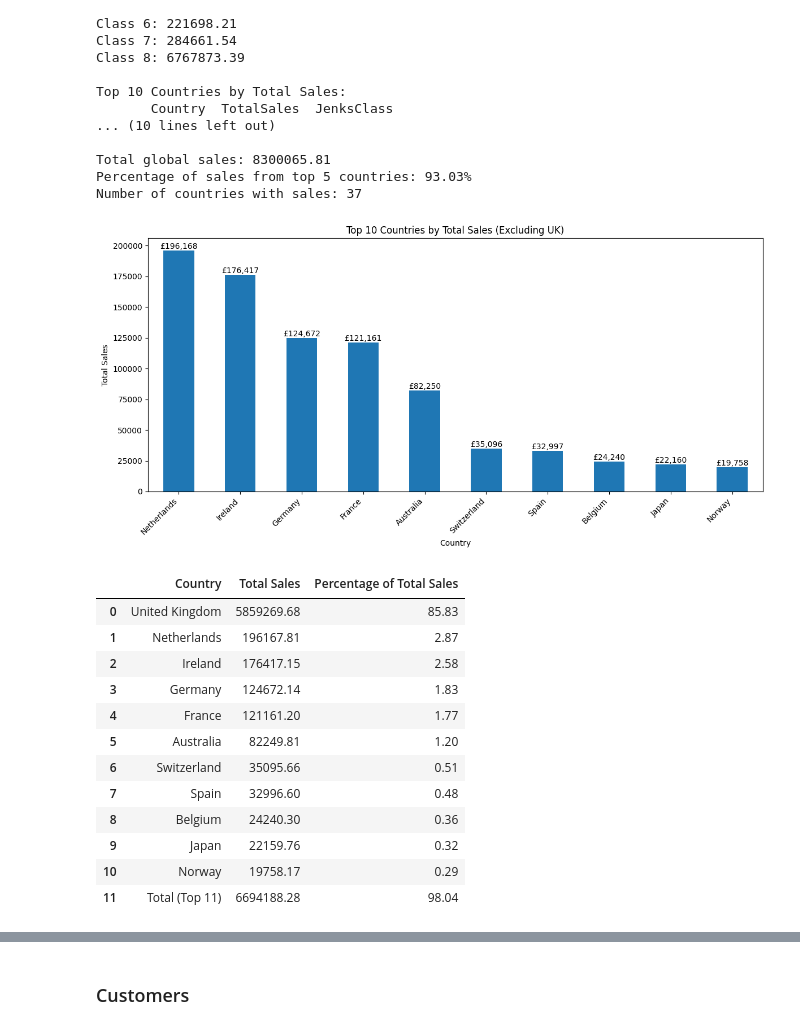
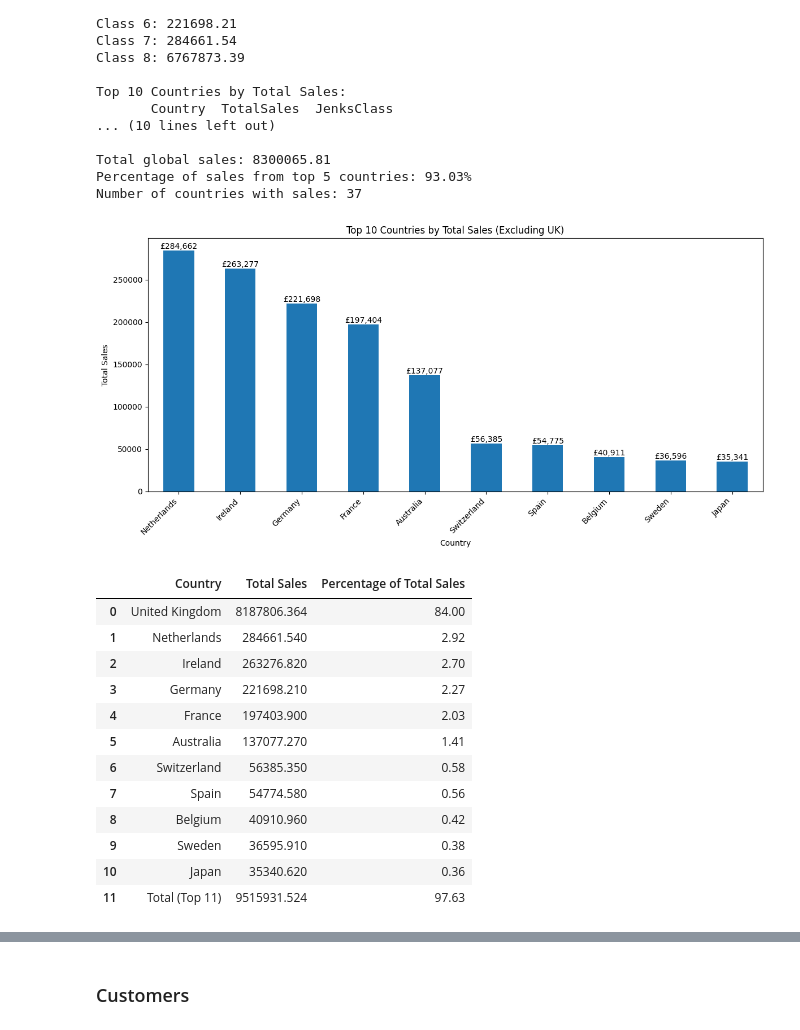
Before and after one commit to jamiebrawn/foil-online-retail-analysis, a Jupyter notebook: analysis.ipynb, the cells around one changed output, grey strips where cells are left out. Saved outputs shown, nothing was run; the diff lists cells and outputs as text; code cells hidden in the pictures.

```diff
--- a/analysis.ipynb
+++ b/analysis.ipynb
@@ -1495,9 +1517,9 @@ def plot_top_10_countries_sales(df):
     plt.tight_layout()
     plt.show()
 # %%
-plot_top_10_countries_sales(product_df)
+plot_top_10_countries_sales(df)
 # %% [output]
-[figure, old version]
+[figure, new version]
 # %%
 def calculate_top_11_countries_sales_percentage(df):
     # Group by Country, summing TotalPrice
@@ -1527,21 +1549,21 @@ def calculate_top_11_countries_sales_percentage(df):
 
     return result_df
 # %%
-display(calculate_top_11_countries_sales_percentage(product_df))
+display(calculate_top_11_countries_sales_percentage(df))
 # %% [output]
 |  | Country | Total Sales | Percentage of Total Sales |
-| 0 | United Kingdom | 5859269.68 | 85.83 |
-| 1 | Netherlands | 196167.81 | 2.87 |
-| 2 | Ireland | 176417.15 | 2.58 |
-| 3 | Germany | 124672.14 | 1.83 |
-| 4 | France | 121161.20 | 1.77 |
-| 5 | Australia | 82249.81 | 1.20 |
-| 6 | Switzerland | 35095.66 | 0.51 |
-| 7 | Spain | 32996.60 | 0.48 |
-| 8 | Belgium | 24240.30 | 0.36 |
-| 9 | Japan | 22159.76 | 0.32 |
-| 10 | Norway | 19758.17 | 0.29 |
-| 11 | Total (Top 11) | 6694188.28 | 98.04 |
+| 0 | United Kingdom | 8187806.364 | 84.00 |
+| 1 | Netherlands | 284661.540 | 2.92 |
+| 2 | Ireland | 263276.820 | 2.70 |
+| 3 | Germany | 221698.210 | 2.27 |
+| 4 | France | 197403.900 | 2.03 |
+| 5 | Australia | 137077.270 | 1.41 |
+| 6 | Switzerland | 56385.350 | 0.58 |
+| 7 | Spain | 54774.580 | 0.56 |
+| 8 | Belgium | 40910.960 | 0.42 |
+| 9 | Sweden | 36595.910 | 0.38 |
+| 10 | Japan | 35340.620 | 0.36 |
+| 11 | Total (Top 11) | 9515931.524 | 97.63 |
 # %%
 def plot_uk_vs_others(df):
     df_copy = df.copy()
```
Also changed, not shown: parts of 26 cells of this notebook.
